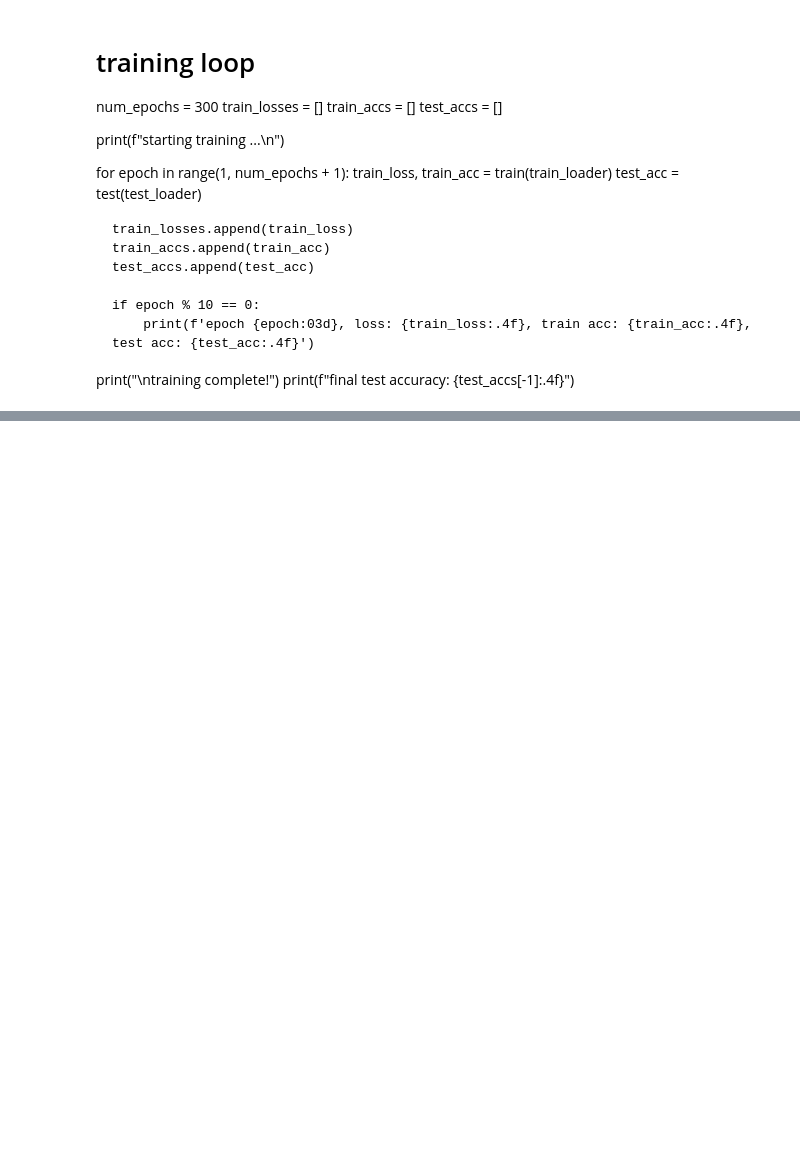
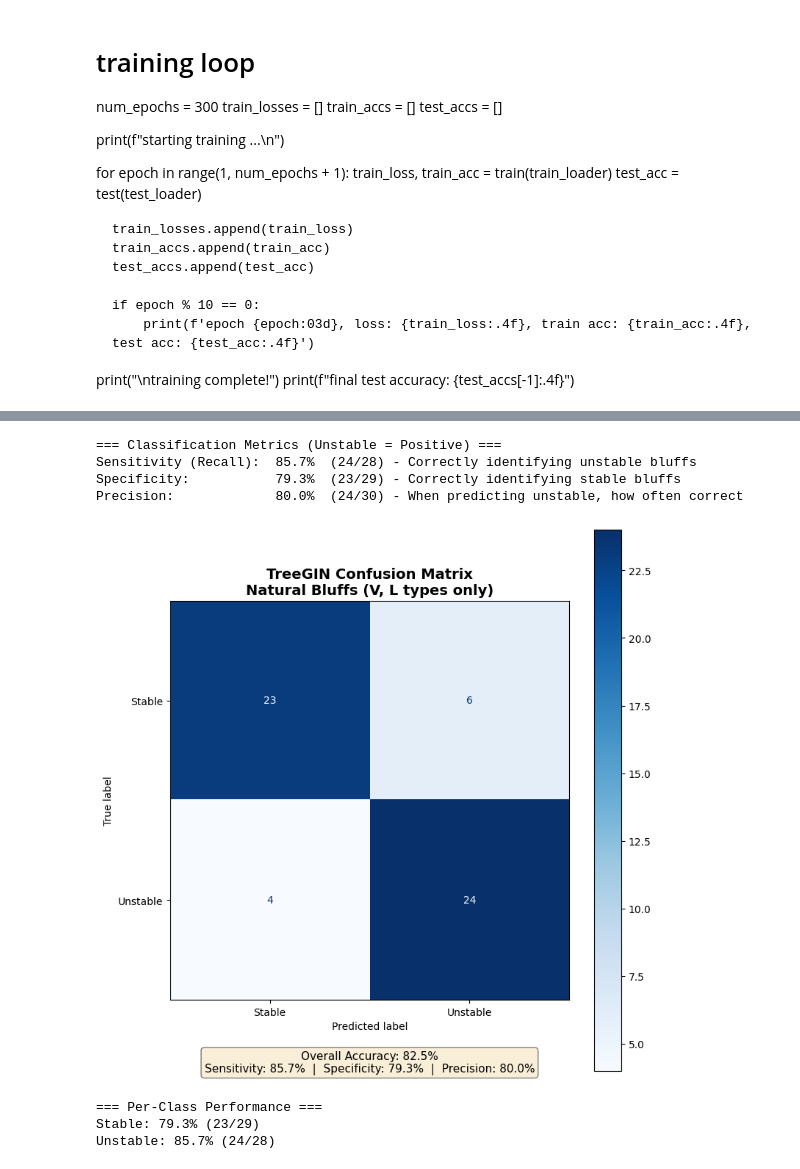
Before and after one commit to waltersn-maine/gdnn, a Jupyter notebook: WolfGraph/0.WolfGIN.ipynb, the cells around one changed output, grey strips where cells are left out. Cells and saved outputs as stored; diff of their text form; code cells hidden in the pictures; blank space fills up the shorter version.

```diff
--- a/WolfGraph/0.WolfGIN.ipynb
+++ b/WolfGraph/0.WolfGIN.ipynb
@@ -446,3 +443,80 @@ plt.show()
+# %%
+# Get predictions on test set
+# more thorough decision matrix
+model.load_state_dict(best_model)
+model.eval()
+all_preds = []
+all_labels = []
+with torch.no_grad():
+    for data in test_loader:
+        data = data.to(device)
+        out = model(data)
+        pred = out.argmax(dim=1)
+        all_preds.extend(pred.cpu().numpy())
+        all_labels.extend(data.y.cpu().numpy())
+
+# Create confusion matrix
+cm = confusion_matrix(all_labels, all_preds)
+
+# Calculate metrics (where 1 = Unstable = Positive)
+# cm[0,0] = True Negative (correctly labeled Stable)
+# cm[0,1] = False Positive (Stable labeled as Unstable)
+# cm[1,0] = False Negative (Unstable labeled as Stable)
+# cm[1,1] = True Positive (correctly labeled Unstable)
+
+TN, FP = cm[0, 0], cm[0, 1]
+FN, TP = cm[1, 0], cm[1, 1]
+
+# Calculate metrics
+sensitivity = TP / (TP + FN) if (TP + FN) > 0 else 0  # True Positive Rate / Recall for Unstable
+specificity = TN / (TN + FP) if (TN + FP) > 0 else 0  # True Negative Rate / Recall for Stable
+precision = TP / (TP + FP) if (TP + FP) > 0 else 0    # Precision for Unstable
+
+# Print metrics
+print("\n=== Classification Metrics (Unstable = Positive) ===")
+print(f"Sensitivity (Recall):  {sensitivity:.1%}  ({TP}/{TP+FN}) - Correctly identifying unstable bluffs")
+print(f"Specificity:           {specificity:.1%}  ({TN}/{TN+FP}) - Correctly identifying stable bluffs")
+print(f"Precision:             {precision:.1%}  ({TP}/{TP+FP}) - When predicting unstable, how often correct")
+
+# Plot confusion matrix
+fig, ax = plt.subplots(figsize=(8, 8))
+disp = ConfusionMatrixDisplay(confusion_matrix=cm,
+                               display_labels=['Stable', 'Unstable'])
+disp.plot(ax=ax, cmap='Blues', values_format='d')
+ax.set_title('TreeGIN Confusion Matrix\nNatural Bluffs (V, L types only)',
+             fontsize=14, fontweight='bold')
+
+# Add overall accuracy
+acc = np.trace(cm) / np.sum(cm)
+
+# Add metrics text below confusion matrix
+metrics_text = (f'Overall Accuracy: {acc:.1%}\n'
+                f'Sensitivity: {sensitivity:.1%}  |  '
+                f'Specificity: {specificity:.1%}  |  '
+                f'Precision: {precision:.1%}')
+
+ax.text(0.5, -0.18, metrics_text,
+        transform=ax.transAxes, ha='center', fontsize=11,
+        bbox=dict(boxstyle='round', facecolor='wheat', alpha=0.5))
+
+plt.tight_layout()
+#plt.savefig('fig_564hydroTopoSUVL3_GINcm.png', dpi=300, bbox_inches='tight')
+plt.show()
+
+# Print per-class accuracy
+print("\n=== Per-Class Performance ===")
+for i, label in enumerate(['Stable', 'Unstable']):
+    class_acc = cm[i, i] / cm[i, :].sum() if cm[i, :].sum() > 0 else 0
+    print(f"{label}: {class_acc:.1%} ({cm[i, i]}/{cm[i, :].sum()})")
+# %% [output]
+=== Classification Metrics (Unstable = Positive) ===
+Sensitivity (Recall):  85.7%  (24/28) - Correctly identifying unstable bluffs
+Specificity:           79.3%  (23/29) - Correctly identifying stable bluffs
+Precision:             80.0%  (24/30) - When predicting unstable, how often correct
+[figure, added]
+=== Per-Class Performance ===
+Stable: 79.3% (23/29)
+Unstable: 85.7% (24/28)
 # %%
 # Get predictions on test set
 model.load_state_dict(best_model)
```
Also changed, not shown: parts of 12 cells of this notebook, 13 other files.
